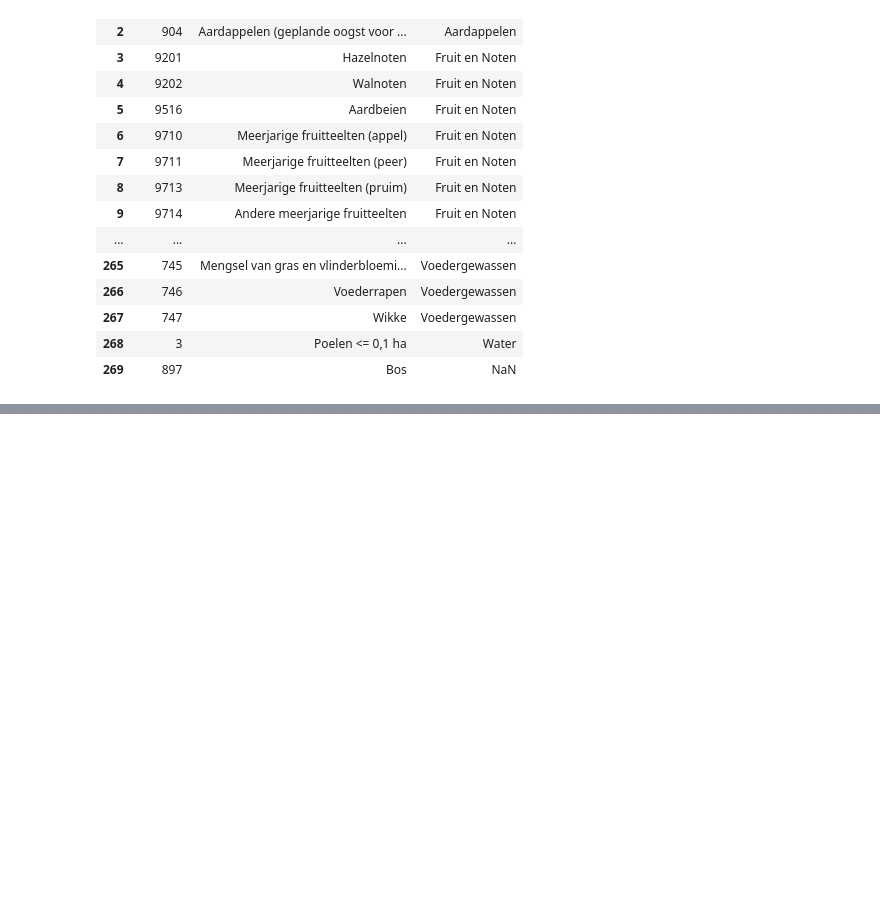
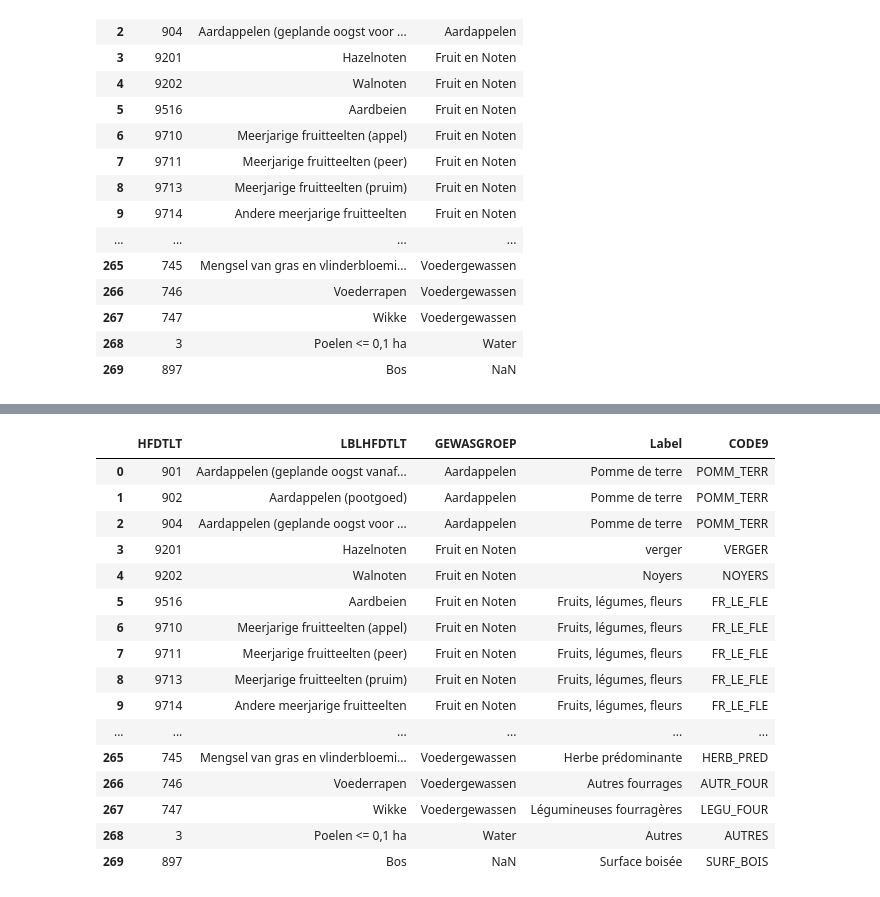
Before and after one commit to Okcase/Projet-stage, a Jupyter notebook: notebooks/flandre.ipynb, the cells around one changed output, grey strips where cells are left out. Saved outputs shown, nothing was run; the diff lists cells and outputs as text; code cells hidden in the pictures; blank space fills up the shorter version.

```diff
--- a/notebooks/flandre.ipynb
+++ b/notebooks/flandre.ipynb
@@ -92,0 +97,22 @@ new_flandre
+# %%
+# fusion des cultures et leur équivalent français
+fl = fl.join(trad)
+fl
+# %% [output]
+|  | HFDTLT | LBLHFDTLT | GEWASGROEP | Label | CODE9 |
+| 0 | 901 | Aardappelen (geplande oogst vanaf... | Aardappelen | Pomme de terre | POMM_TERR |
+| 1 | 902 | Aardappelen (pootgoed) | Aardappelen | Pomme de terre | POMM_TERR |
+| 2 | 904 | Aardappelen (geplande oogst voor ... | Aardappelen | Pomme de terre | POMM_TERR |
+| 3 | 9201 | Hazelnoten | Fruit en Noten | verger | VERGER |
+| 4 | 9202 | Walnoten | Fruit en Noten | Noyers | NOYERS |
+| 5 | 9516 | Aardbeien | Fruit en Noten | Fruits, légumes, fleurs | FR_LE_FLE |
+| 6 | 9710 | Meerjarige fruitteelten (appel) | Fruit en Noten | Fruits, légumes, fleurs | FR_LE_FLE |
+| 7 | 9711 | Meerjarige fruitteelten (peer) | Fruit en Noten | Fruits, légumes, fleurs | FR_LE_FLE |
+| 8 | 9713 | Meerjarige fruitteelten (pruim) | Fruit en Noten | Fruits, légumes, fleurs | FR_LE_FLE |
+| 9 | 9714 | Andere meerjarige fruitteelten | Fruit en Noten | Fruits, légumes, fleurs | FR_LE_FLE |
+| ... | ... | ... | ... | ... | ... |
+| 265 | 745 | Mengsel van gras en vlinderbloemi... | Voedergewassen | Herbe prédominante | HERB_PRED |
+| 266 | 746 | Voederrapen | Voedergewassen | Autres fourrages | AUTR_FOUR |
+| 267 | 747 | Wikke | Voedergewassen | Légumineuses fourragères | LEGU_FOUR |
+| 268 | 3 | Poelen <= 0,1 ha | Water | Autres | AUTRES |
+| 269 | 897 | Bos | NaN | Surface boisée | SURF_BOIS |
```
Also changed, not shown: parts of 9 cells of this notebook, 2 other files.
